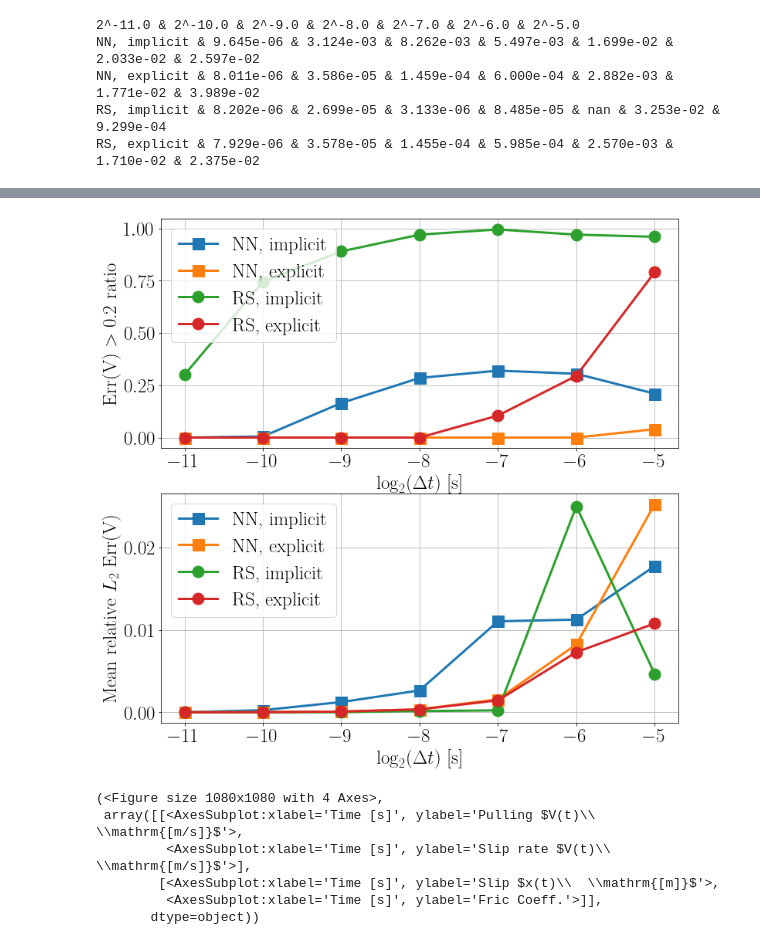
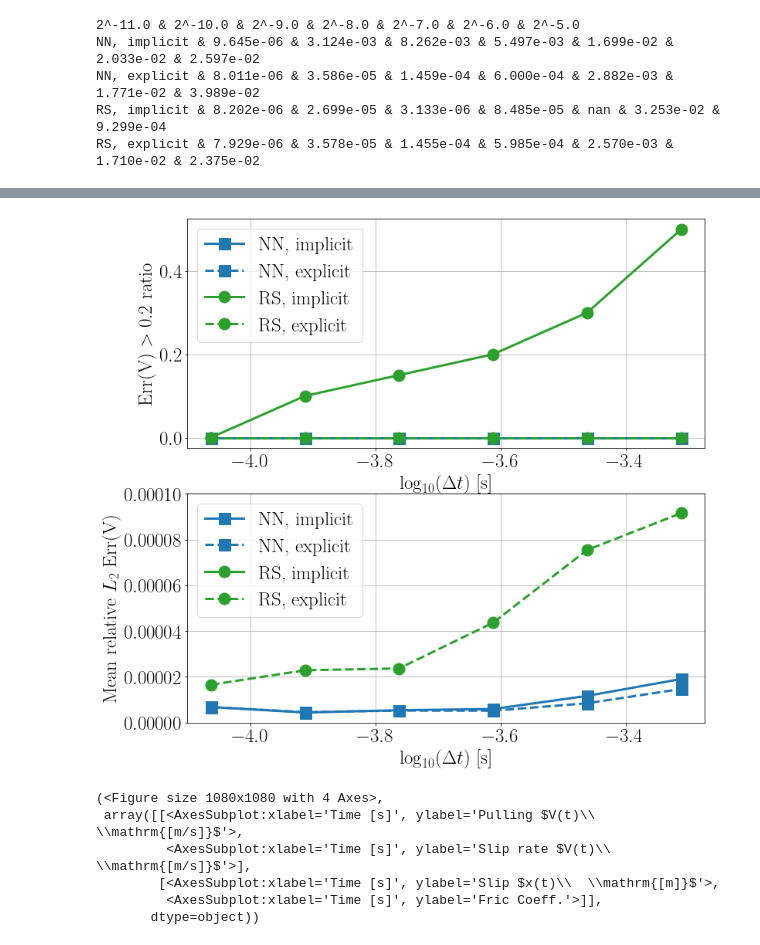
Before and after one commit to Shengduo/RateAndStateWithPotential, a Jupyter notebook: SpringSliderTrial.ipynb, the cells around one changed output, grey strips where cells are left out. Cells and saved outputs as stored; diff of their text form; code cells hidden in the pictures.

```diff
--- a/SpringSliderTrial.ipynb
+++ b/SpringSliderTrial.ipynb
@@ -299,7 +295,7 @@ torch.save(res, "./data/testSpringSlider0522_200.pt")
 # torch.save(asTrainingData, './data/SpringSlider0521_400.pt')
 # %%
 # Report relative L-2 error on friction coefficient, slip rate on the slider
-res = torch.load('./data/testSpringSlider0521_10.pt')
+res = torch.load('./data/testSpringSlider0527_10_trial0216_combined_800.pt')
 
 # Report relative L2 error in x, V, and friction
 err_x = []
@@ -359,7 +355,8 @@ import random
 NofSeqs = 10
 
 # Plot a sequence
-idx = random.randint(0, NofSeqs)
+idx = random.randint(0, NofSeqs - 1)
+idx = 8
 VV, tt = res['myVTs'][idx].VT[0, :], res['myVTs'][idx].VT[1, :]
 t = res['ts'][idx]
 Vs = [res['y_RSs'][idx][1, :], res['y_NNs'][idx][1, :]]
@@ -377,7 +374,8 @@ Text(0.5, 0.98, 'Sequence 4')
 PATH = "./data/RSvsNNSpringSliderAcc0522_fine/"
 fore_names = ["res_NN_im_seq", "res_NN_ex_seq", "res_RS_im_reg_seq", "res_RS_ex_reg_seq"]
 legends = ["NN, implicit", "NN, explicit", "RS, implicit", "RS, explicit"]
-markers = ['-s', '-s', '-o', '-o']
+markers = ['-s', '--s', '-o', '--o']
+colors = ['tab:blue', 'tab:blue', 'tab:green', 'tab:green']
 NofSeqs = 20
 
 # Store all err, declare whether or not using logV in the L2 error
@@ -408,21 +406,3 @@ for i in range(NofSeqs):
             this_err_x.append(relativeL2(res['xs'][j], res['xs'][0], res['t']))
         rel_err_Vs[idx].append(this_err_logV)
         rel_err_xs[idx].append(this_err_x)
-# %%
-# Temporary concating data
-PATH_fine = "./data/RSvsNNSpringSliderAcc0522_fine/"
-PATH = "./data/RSvsNNSpringSliderAcc0522/"
-fore_names = ["res_NN_im_seq", "res_NN_ex_seq", "res_RS_im_reg_seq", "res_RS_ex_reg_seq"]
-
-NofSeqs = 77
-for i in range(NofSeqs):
-    for fore_name in fore_names:
-        res_fine = torch.load(PATH_fine + fore_name + "_{0}.pth".format(i))
-        if len(res_fine["Vs"]) == 10:
-            continue
-        res = torch.load(PATH + fore_name + "_{0}.pth".format(i))
-        res_fine["Vs"] = res_fine["Vs"] + [res["Vs"][i] for i in range(-8,0)]
-        res_fine["Frics"] = res_fine["Frics"] + [res["Frics"][i] for i in range(-8,0)]
-        res_fine["xs"] = res_fine["xs"] + [res["xs"][i] for i in range(-8,0)]
-        res_fine["step_sizes"] = res_fine["step_sizes"] + [res["step_sizes"][i] for i in range(-8,0)]
-        torch.save(res_fine, PATH_fine + fore_name + "_{0}.pth".format(i))
@@ -511,28 +515,33 @@ V_nan_df
 # %%
 # Plot err vs. Nan ratio
 fig, axs = plt.subplots(2, 1, figsize = (12, 12))
 
 fsize = 25
+rgs = [-12, -6]
+
 # Upper plot, plot NaN ratios
 axs[0].tick_params(axis='both', which='major', labelsize=fsize)
 for i in range(len(legends)):
-    axs[0].plot(torch.log2(torch.tensor(data['step_sizes'])[1:]), V_nan_df.values.transpose()[:, i], markers[i], markersize=15, linewidth=3.0,
-                label=legends[i])
-axs[0].set_xlabel("$\log_2(\Delta t)$ [s]", fontsize=fsize)
+    axs[0].plot(torch.log10(torch.tensor(data['step_sizes'])[rgs[0]:rgs[1]]),
+                V_nan_df.values.transpose()[rgs[0]:rgs[1], i], markers[i], markersize=15, linewidth=3.0,
+                color=colors[i], label=legends[i])
+axs[0].set_xlabel("$\log_{10}(\Delta t)$ [s]", fontsize=fsize)
 axs[0].set_ylabel("Err(V) $>$ 0.2 ratio", fontsize=fsize)
 axs[0].legend(loc='best', fontsize=fsize)
 axs[0].grid()
 
 axs[1].tick_params(axis='both', which='major', labelsize=fsize)
 for i in range(len(legends)):
-    axs[1].plot(torch.log2(torch.tensor(data['step_sizes'])[1:]), V_mean_df.values.transpose()[:, i],markers[i], markersize=15, linewidth=3.0,
-                label=legends[i])
-axs[1].set_xlabel("$\log_2(\Delta t)$ [s]", fontsize=fsize)
+    axs[1].plot(torch.log10(torch.tensor(data['step_sizes'])[rgs[0]:rgs[1]]),
+                V_mean_df.values.transpose()[rgs[0]:rgs[1], i],markers[i], markersize=15, linewidth=3.0,
+                color=colors[i], label=legends[i])
+axs[1].set_xlabel("$\log_{10}(\Delta t)$ [s]", fontsize=fsize)
 axs[1].set_ylabel("Mean relative $L_2$ Err(V)", fontsize=fsize)
+axs[1].set_ylim([0., 0.0001])
 axs[1].legend(loc='best', fontsize=fsize)
 axs[1].grid()
 # %% [output]
-[figure, old version]
+[figure, new version]
 # %%
 # Visualize simulation sequences
 # Visualize results of rk solver on different step sizes
```
Also changed, not shown: parts of 10 cells of this notebook, 3 other files.
